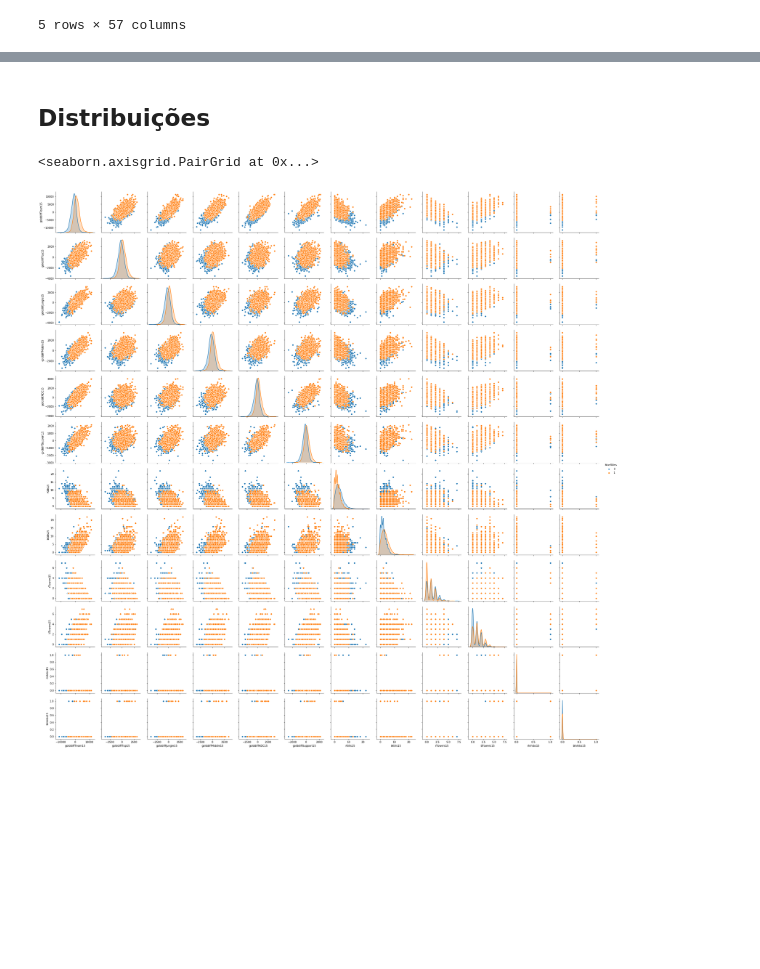
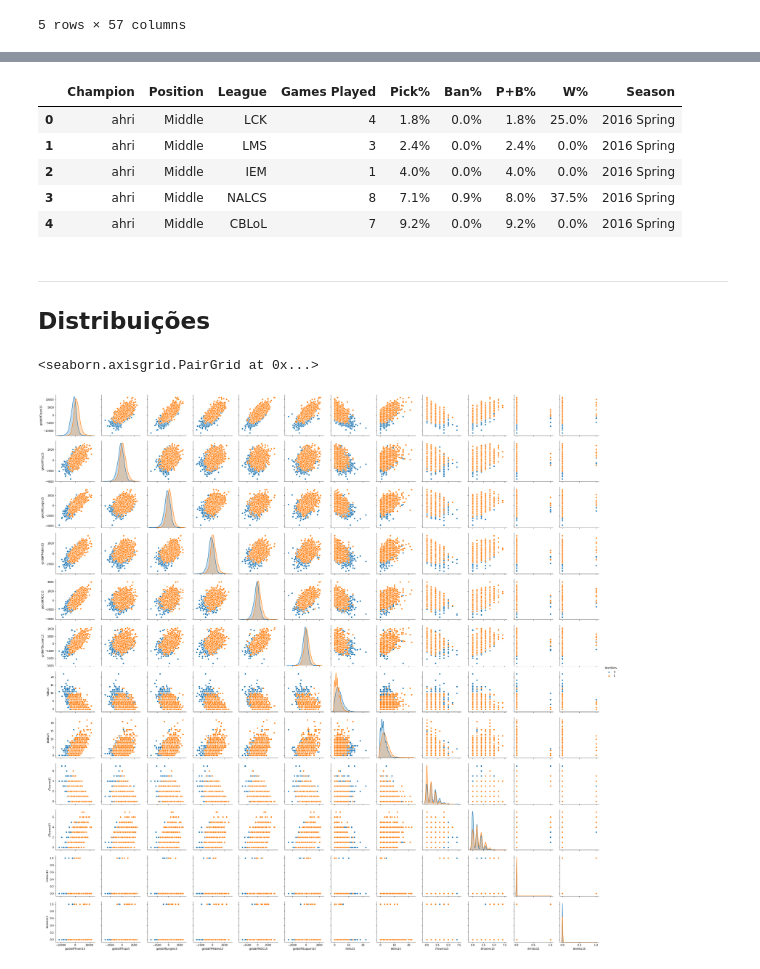
Before and after one commit to marscos/learning_of_legends, a Jupyter notebook: Assignment.ipynb, the cells around one changed output, grey strips where cells are left out. Drawn from its saved outputs; the diff is of its cells as text; code cells hidden in the pictures; blank space fills up the shorter version.

```diff
--- a/Assignment.ipynb
+++ b/Assignment.ipynb
@@ -35,12 +33,0 @@ Para não trabalhar com variáveis categóricas com muitos valores únicos, vamo
-# %%
-import re
-
-try:
-    role = pd.read_csv("data/champion_role.csv")
-    role.drop("Unnamed: 0", axis=1, inplace=True)
-except FileNotFoundError:
-    champions = pd.read_json("data/champion_info.json", orient="index").reset_index()
-    role = pd.DataFrame({"name": champions.name.apply(lambda s: re.sub('[\'. ]', '', s).lower()),
-                         "role": champions.tags.apply(lambda s: s[0])})
-    role.to_csv("data/champion_role.csv")
-role.head()
@@ -135,4 +103,53 @@ Index(['blueWins', 'league', 'season', 'blueTop', 'redTop', 'blueJungle',
+# %%
+try:
+    champions = pd.read_csv("data/champion_stats.csv")
+    champions.drop("Unnamed: 0", axis=1, inplace=True)
+except FileNotFoundError:
+    cols = ["Champion", "Position", "League", "Games Played", "Pick%", "Ban%", "P+B%", "W%"]
+
+    from bs4 import BeautifulSoup
+
+    with open("data/champions_2016spring.html") as fp:
+        soup = BeautifulSoup(fp, "html.parser")
+
+    spring2016 = pd.DataFrame([[col.string for col in champ.contents[1:9]] for champ in soup.contents], columns=cols)
+    spring2016["Season"] = "2016 Spring"
+    spring2016.Champion = spring2016.Champion.apply(lambda s: re.sub('[\'. ]', '', s).lower())
+
+    with open("data/champions_2016summer.html") as fp:
+        soup = BeautifulSoup(fp, "html.parser")
+
+    summer2016 = pd.DataFrame([[col.string for col in champ.contents[1:9]] for champ in soup.contents], columns=cols)
+    summer2016["Season"] = "2016 Summer"
+    summer2016.Champion = summer2016.Champion.apply(lambda s: re.sub('[\'. ]', '', s).lower())
+
+    with open("data/champions_2017spring.html") as fp:
+        soup = BeautifulSoup(fp, "html.parser")
+
+    spring2017 = pd.DataFrame([[col.string for col in champ.contents[1:9]] for champ in soup.contents], columns=cols)
+    spring2017["Season"] = "2017 Spring"
+    spring2017.Champion = spring2017.Champion.apply(lambda s: re.sub('[\'. ]', '', s).lower())
+
+    with open("data/champions_2017summer.html") as fp:
+        soup = BeautifulSoup(fp, "html.parser")
+
+    summer2017 = pd.DataFrame([[col.string for col in champ.contents[1:9]] for champ in soup.contents], columns=cols)
+    summer2017["Season"] = "2017 Summer"
+    summer2017.Champion = summer2017.Champion.apply(lambda s: re.sub('[\'. ]', '', s).lower())
+
+    champions = pd.concat([spring2016, summer2016, spring2017, summer2017], axis=0)
+    champions.to_csv("data/champion_stats.csv")
+
+champions.head()
+# %% [output]
+|  | Champion | Position | League | Games Played | Pick% | Ban% | P+B% | W% | Season |
+| 0 | ahri | Middle | LCK | 4 | 1.8% | 0.0% | 1.8% | 25.0% | 2016 Spring |
+| 1 | ahri | Middle | LMS | 3 | 2.4% | 0.0% | 2.4% | 0.0% | 2016 Spring |
+| 2 | ahri | Middle | IEM | 1 | 4.0% | 0.0% | 4.0% | 0.0% | 2016 Spring |
+| 3 | ahri | Middle | NALCS | 8 | 7.1% | 0.9% | 8.0% | 37.5% | 2016 Spring |
+| 4 | ahri | Middle | CBLoL | 7 | 9.2% | 0.0% | 9.2% | 0.0% | 2016 Spring |
 # %% [markdown]
+---
 ## Distribuições
 # %%
 # Distribuições dos atributos numéricos
```
Also changed, not shown: parts of 12 cells of this notebook, 8 other files.
